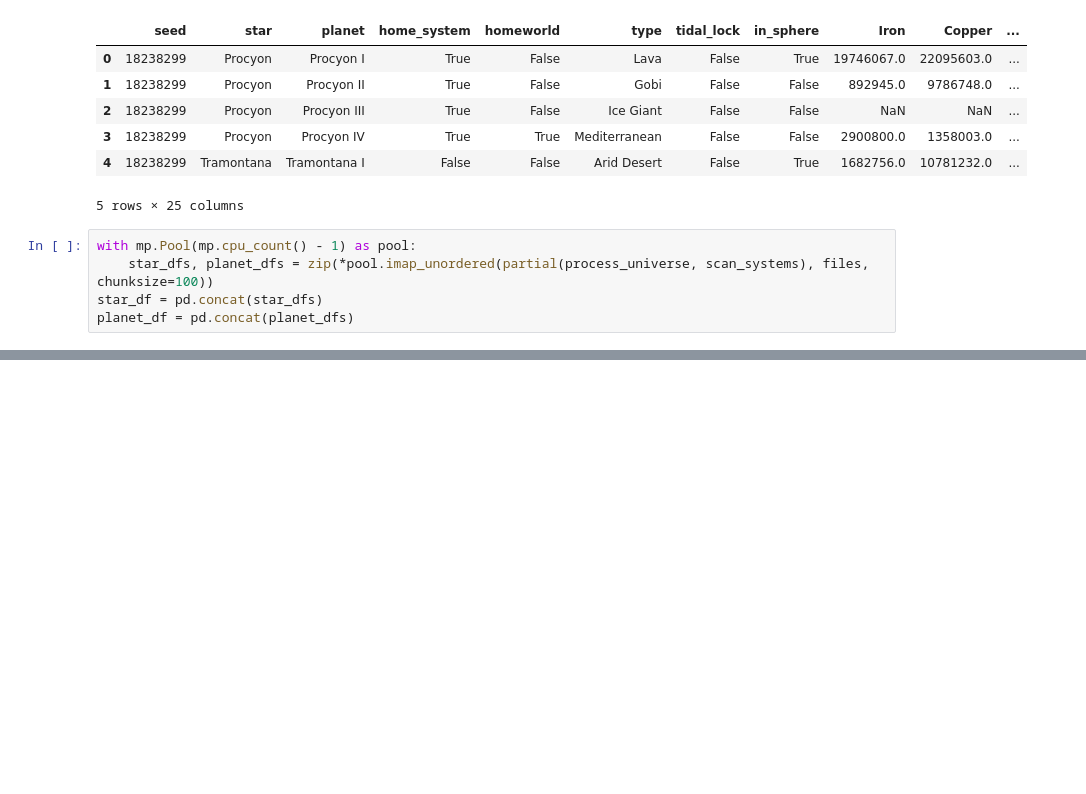
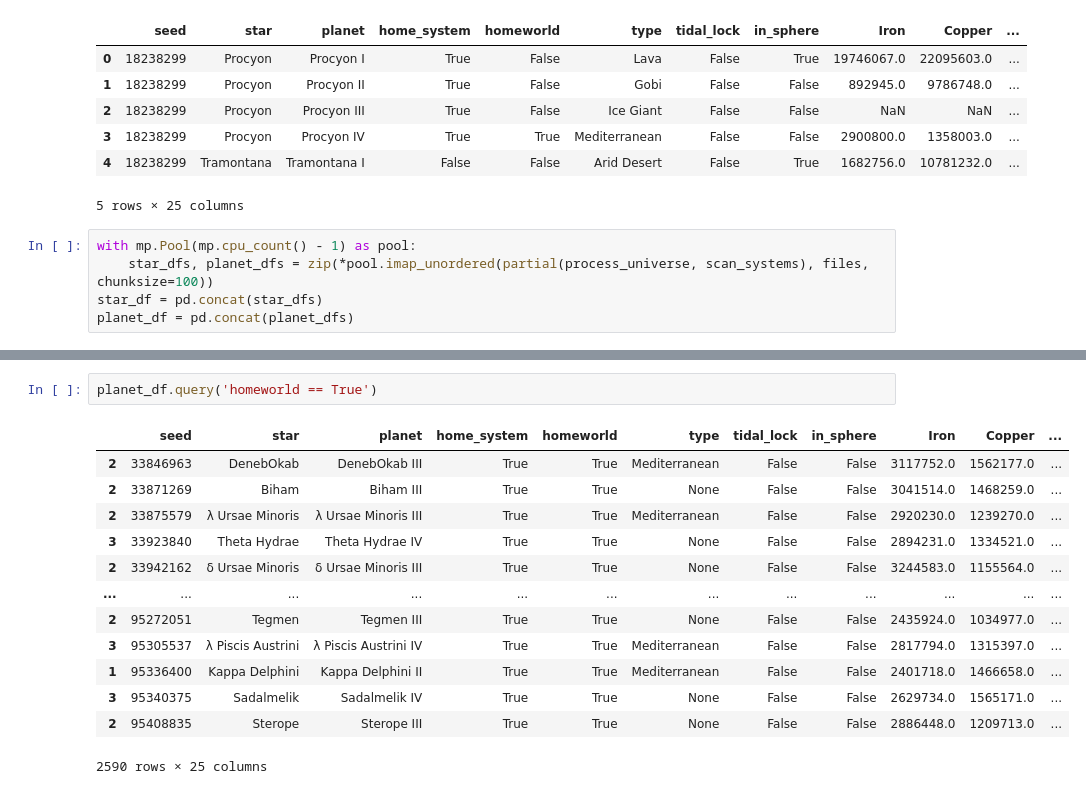
Before and after one commit to drakesiard/dsp-seed-export-parser, a Jupyter notebook: scanner.ipynb, the cells around one changed output, grey strips where cells are left out. Saved outputs shown, nothing was run; the diff lists cells and outputs as text; blank space fills up the shorter version.

```diff
--- a/scanner.ipynb
+++ b/scanner.ipynb
@@ -254,3 +254,19 @@ planet_df.query('(tidal_lock == True) & (home_system == True)')
 | 0 | 94523164 | Iota Delphini | Iota Delphini I | True | False | Gobi | True | True | 1280194.0 | 10085521.0 | ... |
 | 0 | 94685353 | ζ Comae Berenices | ζ Comae Berenices I | True | False | Lava | True | True | 20967785.0 | 20129246.0 | ... |
 126 rows × 25 columns
+# %%
+planet_df.query('homeworld == True')
+# %% [output]
+|  | seed | star | planet | home_system | homeworld | type | tidal_lock | in_sphere | Iron | Copper | ... |
+| 2 | 33846963 | DenebOkab | DenebOkab III | True | True | Mediterranean | False | False | 3117752.0 | 1562177.0 | ... |
+| 2 | 33871269 | Biham | Biham III | True | True | None | False | False | 3041514.0 | 1468259.0 | ... |
+| 2 | 33875579 | λ Ursae Minoris | λ Ursae Minoris III | True | True | Mediterranean | False | False | 2920230.0 | 1239270.0 | ... |
+| 3 | 33923840 | Theta Hydrae | Theta Hydrae IV | True | True | None | False | False | 2894231.0 | 1334521.0 | ... |
+| 2 | 33942162 | δ Ursae Minoris | δ Ursae Minoris III | True | True | None | False | False | 3244583.0 | 1155564.0 | ... |
+| ... | ... | ... | ... | ... | ... | ... | ... | ... | ... | ... | ... |
+| 2 | 95272051 | Tegmen | Tegmen III | True | True | None | False | False | 2435924.0 | 1034977.0 | ... |
+| 3 | 95305537 | λ Piscis Austrini | λ Piscis Austrini IV | True | True | Mediterranean | False | False | 2817794.0 | 1315397.0 | ... |
+| 1 | 95336400 | Kappa Delphini | Kappa Delphini II | True | True | Mediterranean | False | False | 2401718.0 | 1466658.0 | ... |
+| 3 | 95340375 | Sadalmelik | Sadalmelik IV | True | True | None | False | False | 2629734.0 | 1565171.0 | ... |
+| 2 | 95408835 | Sterope | Sterope III | True | True | None | False | False | 2886448.0 | 1209713.0 | ... |
+2590 rows × 25 columns
```
Also changed, not shown: parts of 3 cells of this notebook.
